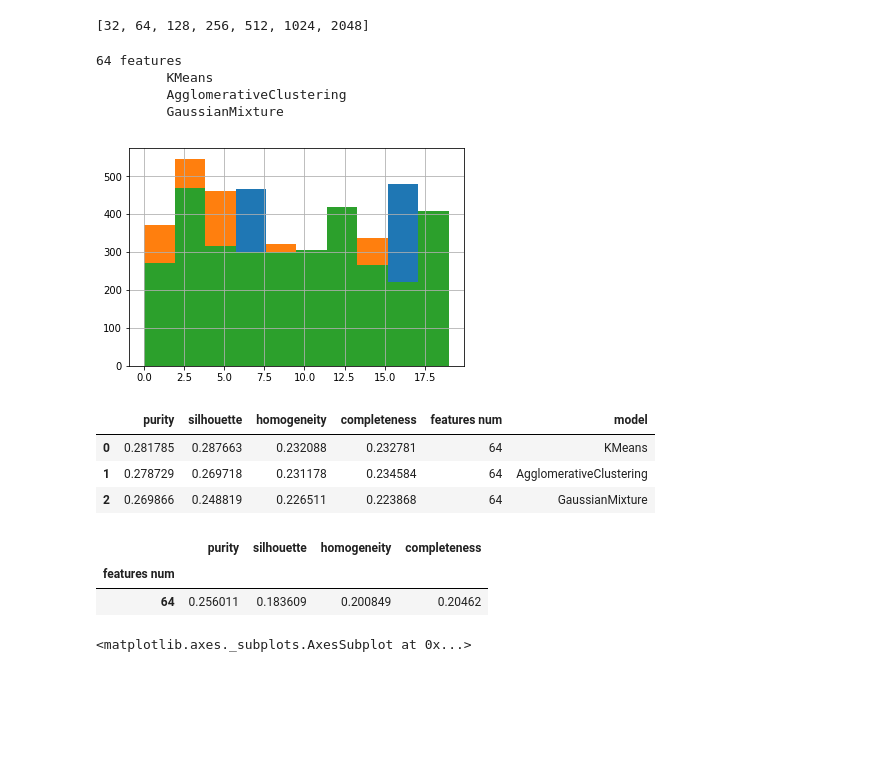
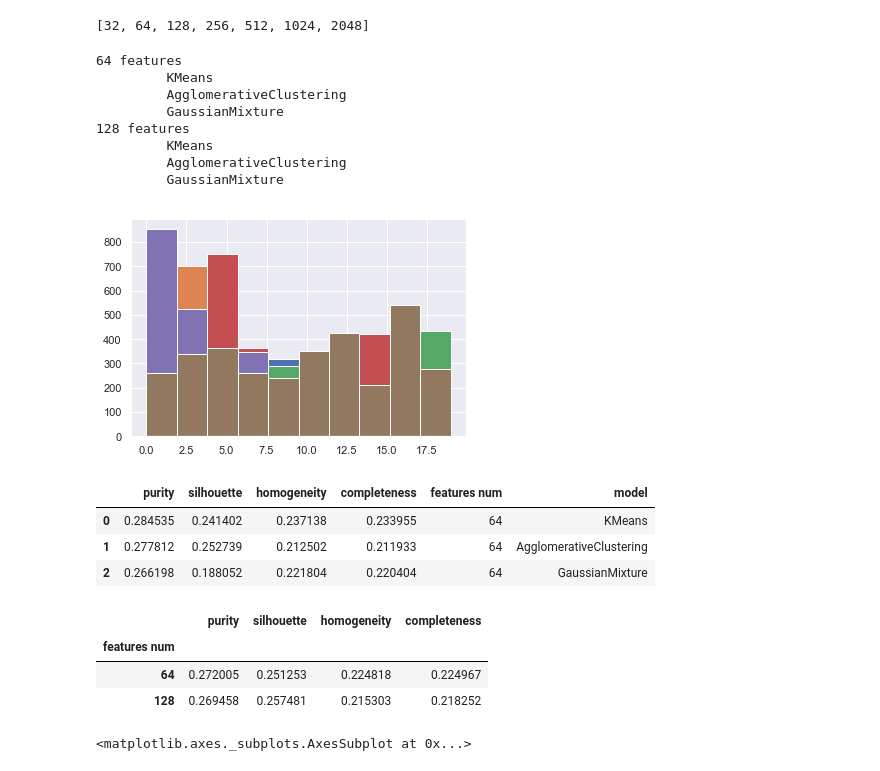
Before and after one commit to pasana/paradec, a Jupyter notebook: selecting bilstm-Copy1.ipynb, the cells around one changed output. Drawn from its saved outputs; the diff is of its cells as text; code cells hidden in the pictures; blank space fills up the shorter version.

```diff
--- a/selecting bilstm-Copy1.ipynb
+++ b/selecting bilstm-Copy1.ipynb
@@ -208,46 +205,49 @@ cms = []
 np.random.seed(0)
 num_topics=400
 
-for output_size in [64]:
+for output_size in [64,128]:
     lstm = nn.LSTM(num_topics, output_size, num_layers=1, bidirectional=True)
     packed_output, (ht, ct) = lstm(X_w2v_packed)
     output, _ = nn.utils.rnn.pad_packed_sequence(packed_output)
-    X_bilstm_ht = ht[-1]#[pd.DataFrame(sorted_idx).sort_values(0).index]
-    #X = mxpl(output.permute(1,2,0)).squeeze(2).detach().numpy()
-    X = X_bilstm_ht.detach().numpy()
+    #X = mnpl(ht.permute(1,2,0)).squeeze(2).detach().numpy()
+    X = ht[-1].detach().numpy()
 
     print('%d features'%output_size)
     for model in [KMeans, AgglomerativeClustering, GaussianMixture]:
         print('\t %s'%str(model).split('.')[-1][:-2])
         try:
             km = model(K, tol=1e-6, max_iter=500).fit(X)
         except:
             km = model(K).fit(X)
 
 
         comp = pd.DataFrame(data.loc[sorted_idx][['text', 'intent']])
         try:
             comp['clusters'] = km.labels_
         except:
             comp['clusters'] = km.predict(X)
 
         comp['clusters'].hist().get_figure().savefig('lda/hist_%d.pdf'%num_topics)
         cms += [pd.pivot_table(comp, index='intent', columns='clusters', aggfunc=len, fill_value=0)\
                     .style.background_gradient(axis=1)]
         raw_results += [(
             purity_score(comp['intent'], comp['clusters']),
             silhouette_score(X, comp['clusters']),
             homogeneity_score(comp['intent'], comp['clusters']),
             completeness_score(comp['intent'], comp['clusters']),
             output_size,
             str(model).split('.')[-1][:-2])
         ]
 # %% [output]
 64 features
          KMeans
          AgglomerativeClustering
          GaussianMixture
+128 features
+         KMeans
+         AgglomerativeClustering
+         GaussianMixture
-[figure, old version]
+[figure, new version]
 # %%
 results = pd.DataFrame(raw_results,
                        columns=['purity', 'silhouette', 'homogeneity',
@@ -260,15 +260,16 @@ results.to_csv('bilstm_lda/scores_output_size1.csv')
 results.style.background_gradient(axis=0)
 # %% [output]
 |  | purity | silhouette | homogeneity | completeness | features num | model |
-| 0 | 0.281785 | 0.287663 | 0.232088 | 0.232781 | 64 | KMeans |
-| 1 | 0.278729 | 0.269718 | 0.231178 | 0.234584 | 64 | AgglomerativeClustering |
-| 2 | 0.269866 | 0.248819 | 0.226511 | 0.223868 | 64 | GaussianMixture |
+| 0 | 0.284535 | 0.241402 | 0.237138 | 0.233955 | 64 | KMeans |
+| 1 | 0.277812 | 0.252739 | 0.212502 | 0.211933 | 64 | AgglomerativeClustering |
+| 2 | 0.266198 | 0.188052 | 0.221804 | 0.220404 | 64 | GaussianMixture |
 # %%
 results.groupby('features num').mean().style.background_gradient(axis=0)
 # %% [output]
 |  | purity | silhouette | homogeneity | completeness |
 | features num |  |  |  |  |
-| 64 | 0.256011 | 0.183609 | 0.200849 | 0.20462 |
+| 64 | 0.272005 | 0.251253 | 0.224818 | 0.224967 |
+| 128 | 0.269458 | 0.257481 | 0.215303 | 0.218252 |
 # %%
 results.groupby('features num').mean().plot()
 # %% [output]
```
Also changed, not shown: parts of 13 cells of this notebook, 18 other files.
